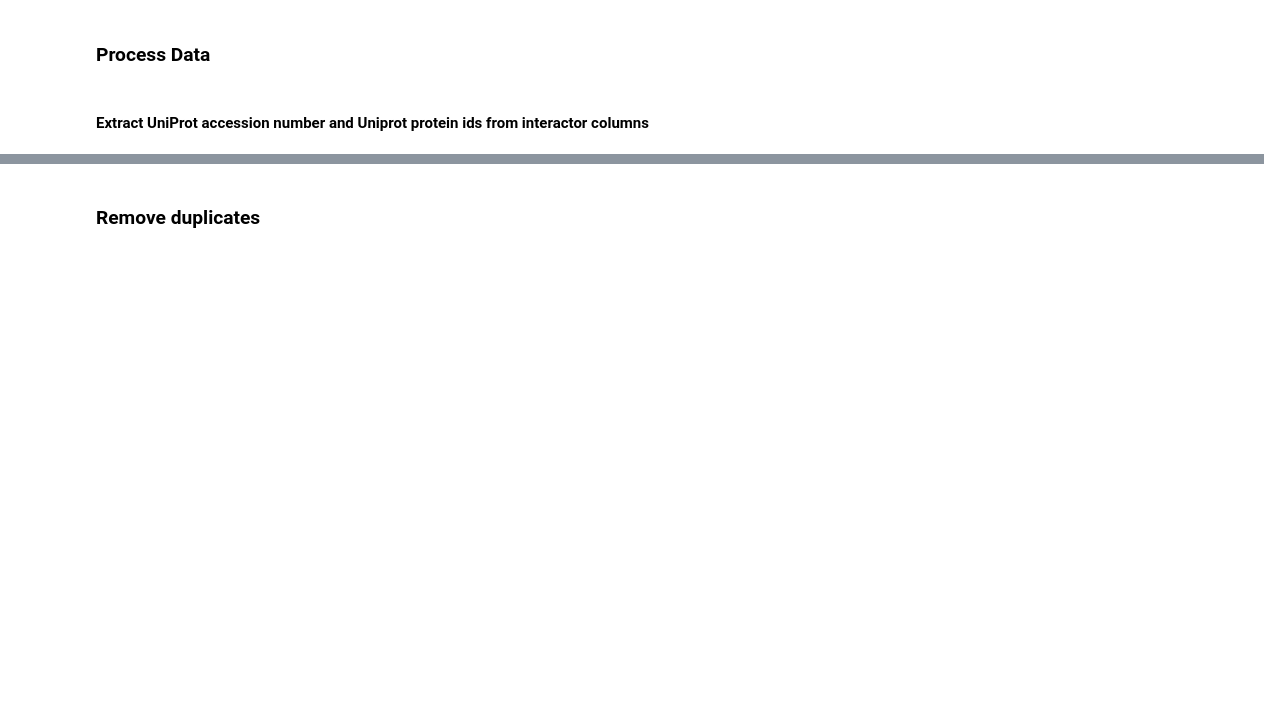
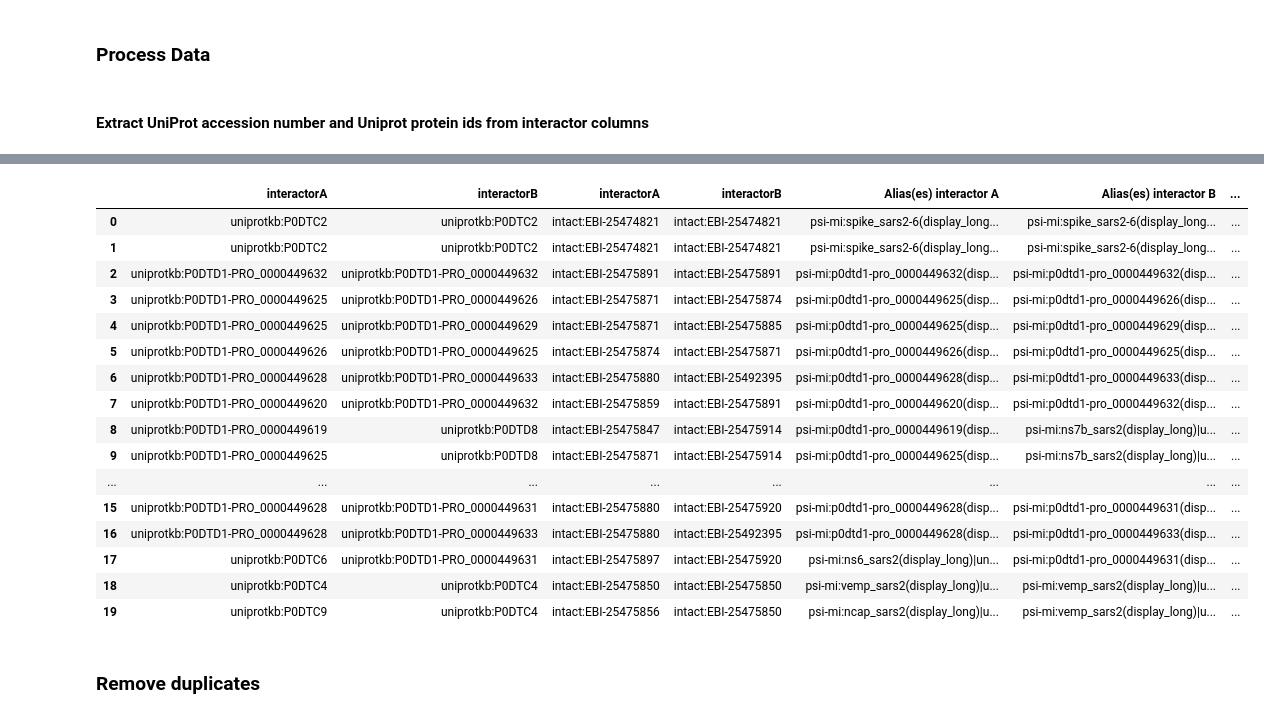
Before and after one commit to covid-19-net/covid-19-community, a Jupyter notebook: notebooks/dataprep/01e-ProteinProteinInteraction.ipynb, the cells around one changed output, grey strips where cells are left out. Cells and saved outputs as stored; diff of their text form; code cells hidden in the pictures; blank space fills up the shorter version.

```diff
--- a/notebooks/dataprep/01e-ProteinProteinInteraction.ipynb
+++ b/notebooks/dataprep/01e-ProteinProteinInteraction.ipynb
@@ -100,3 +131,23 @@ data.fillna('', inplace=True)
+# %%
+data.head(20)
+# %% [output]
+|  | interactorA | interactorB | interactorA | interactorB | Alias(es) interactor A | Alias(es) interactor B | ... |
+| 0 | uniprotkb:P0DTC2 | uniprotkb:P0DTC2 | intact:EBI-25474821 | intact:EBI-25474821 | psi-mi:spike_sars2-6(display_long... | psi-mi:spike_sars2-6(display_long... | ... |
+| 1 | uniprotkb:P0DTC2 | uniprotkb:P0DTC2 | intact:EBI-25474821 | intact:EBI-25474821 | psi-mi:spike_sars2-6(display_long... | psi-mi:spike_sars2-6(display_long... | ... |
+| 2 | uniprotkb:P0DTD1-PRO_0000449632 | uniprotkb:P0DTD1-PRO_0000449632 | intact:EBI-25475891 | intact:EBI-25475891 | psi-mi:p0dtd1-pro_0000449632(disp... | psi-mi:p0dtd1-pro_0000449632(disp... | ... |
+| 3 | uniprotkb:P0DTD1-PRO_0000449625 | uniprotkb:P0DTD1-PRO_0000449626 | intact:EBI-25475871 | intact:EBI-25475874 | psi-mi:p0dtd1-pro_0000449625(disp... | psi-mi:p0dtd1-pro_0000449626(disp... | ... |
+| 4 | uniprotkb:P0DTD1-PRO_0000449625 | uniprotkb:P0DTD1-PRO_0000449629 | intact:EBI-25475871 | intact:EBI-25475885 | psi-mi:p0dtd1-pro_0000449625(disp... | psi-mi:p0dtd1-pro_0000449629(disp... | ... |
+| 5 | uniprotkb:P0DTD1-PRO_0000449626 | uniprotkb:P0DTD1-PRO_0000449625 | intact:EBI-25475874 | intact:EBI-25475871 | psi-mi:p0dtd1-pro_0000449626(disp... | psi-mi:p0dtd1-pro_0000449625(disp... | ... |
+| 6 | uniprotkb:P0DTD1-PRO_0000449628 | uniprotkb:P0DTD1-PRO_0000449633 | intact:EBI-25475880 | intact:EBI-25492395 | psi-mi:p0dtd1-pro_0000449628(disp... | psi-mi:p0dtd1-pro_0000449633(disp... | ... |
+| 7 | uniprotkb:P0DTD1-PRO_0000449620 | uniprotkb:P0DTD1-PRO_0000449632 | intact:EBI-25475859 | intact:EBI-25475891 | psi-mi:p0dtd1-pro_0000449620(disp... | psi-mi:p0dtd1-pro_0000449632(disp... | ... |
+| 8 | uniprotkb:P0DTD1-PRO_0000449619 | uniprotkb:P0DTD8 | intact:EBI-25475847 | intact:EBI-25475914 | psi-mi:p0dtd1-pro_0000449619(disp... | psi-mi:ns7b_sars2(display_long)|u... | ... |
+| 9 | uniprotkb:P0DTD1-PRO_0000449625 | uniprotkb:P0DTD8 | intact:EBI-25475871 | intact:EBI-25475914 | psi-mi:p0dtd1-pro_0000449625(disp... | psi-mi:ns7b_sars2(display_long)|u... | ... |
+| ... | ... | ... | ... | ... | ... | ... | ... |
+| 15 | uniprotkb:P0DTD1-PRO_0000449628 | uniprotkb:P0DTD1-PRO_0000449631 | intact:EBI-25475880 | intact:EBI-25475920 | psi-mi:p0dtd1-pro_0000449628(disp... | psi-mi:p0dtd1-pro_0000449631(disp... | ... |
+| 16 | uniprotkb:P0DTD1-PRO_0000449628 | uniprotkb:P0DTD1-PRO_0000449633 | intact:EBI-25475880 | intact:EBI-25492395 | psi-mi:p0dtd1-pro_0000449628(disp... | psi-mi:p0dtd1-pro_0000449633(disp... | ... |
+| 17 | uniprotkb:P0DTC6 | uniprotkb:P0DTD1-PRO_0000449631 | intact:EBI-25475897 | intact:EBI-25475920 | psi-mi:ns6_sars2(display_long)|un... | psi-mi:p0dtd1-pro_0000449631(disp... | ... |
+| 18 | uniprotkb:P0DTC4 | uniprotkb:P0DTC4 | intact:EBI-25475850 | intact:EBI-25475850 | psi-mi:vemp_sars2(display_long)|u... | psi-mi:vemp_sars2(display_long)|u... | ... |
+| 19 | uniprotkb:P0DTC9 | uniprotkb:P0DTC4 | intact:EBI-25475856 | intact:EBI-25475850 | psi-mi:ncap_sars2(display_long)|u... | psi-mi:vemp_sars2(display_long)|u... | ... |
 # %% [markdown]
 ### Remove duplicates
 # %% [markdown]
```
Also changed, not shown: parts of 24 cells of this notebook.
